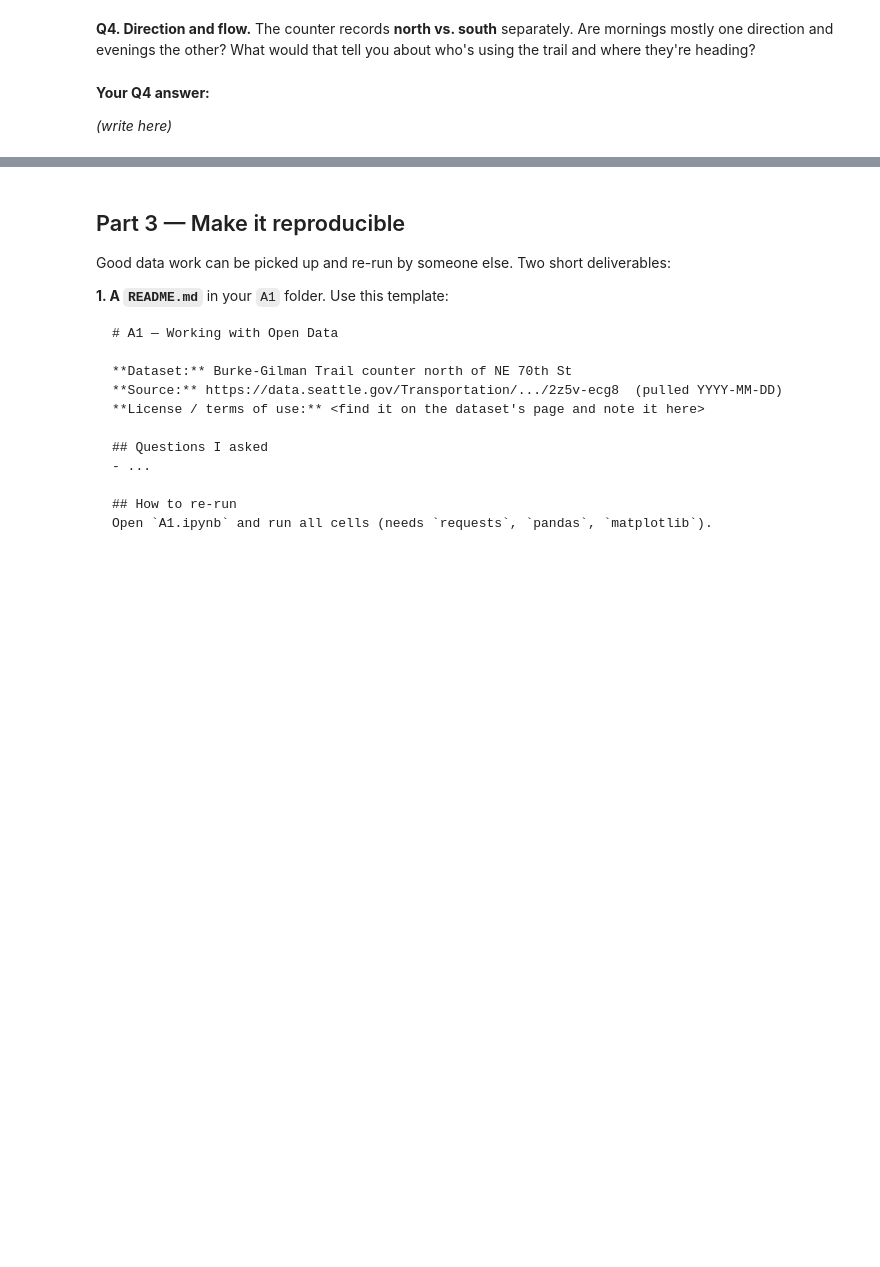
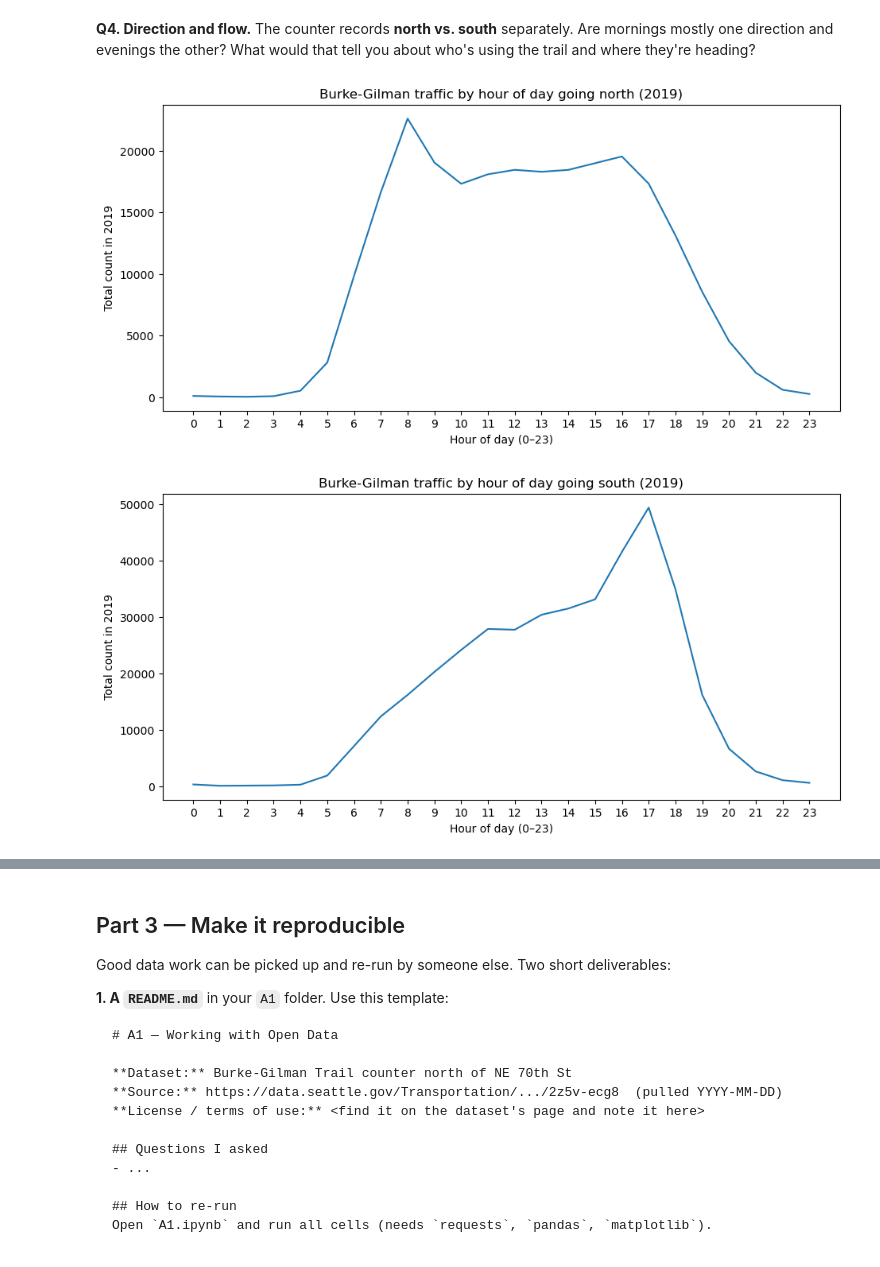
Before and after one commit to paralosis/hcde-410, a Jupyter notebook: A1/A1.ipynb, the cells around one changed output, grey strips where cells are left out. Saved outputs shown, nothing was run; the diff lists cells and outputs as text; code cells hidden in the pictures; blank space fills up the shorter version.

```diff
--- a/A1/A1.ipynb
+++ b/A1/A1.ipynb
@@ -168,7 +242,24 @@ Is there evidence people use the Burke-Gilman to *commute*, not just for fun? Co
 The counter records **north vs. south** separately. Are mornings mostly one direction and evenings the other? What would that tell you about who's using the trail and where they're heading?
 # %%
 # Your code for Q4
+df["north"] = df["bike_north"] + df["ped_north"]
+df["south"] = df["bike_south"] + df["bike_south"]
+by_hour_north = df.groupby("hour")["north"].sum()
+by_hour_south = df.groupby("hour")["south"].sum()
+
+by_hour_north.plot(figsize=(11, 5))
+plt.title("Burke-Gilman traffic by hour of day going north (2019)")
+plt.xlabel("Hour of day (0–23)")
+plt.ylabel("Total count in 2019")
+plt.xticks(range(0, 24))
+plt.show()
+
+by_hour_south.plot(figsize=(11, 5))
+plt.title("Burke-Gilman traffic by hour of day going south (2019)")
+plt.xlabel("Hour of day (0–23)")
+plt.ylabel("Total count in 2019")
+plt.xticks(range(0, 24))
+plt.show()
+# %% [output]
+[figure, added]
+[figure, added]
-# %% [markdown]
-**Your Q4 answer:**
-
-*(write here)*
```
Also changed, not shown: parts of 10 cells of this notebook, 1 other file.
